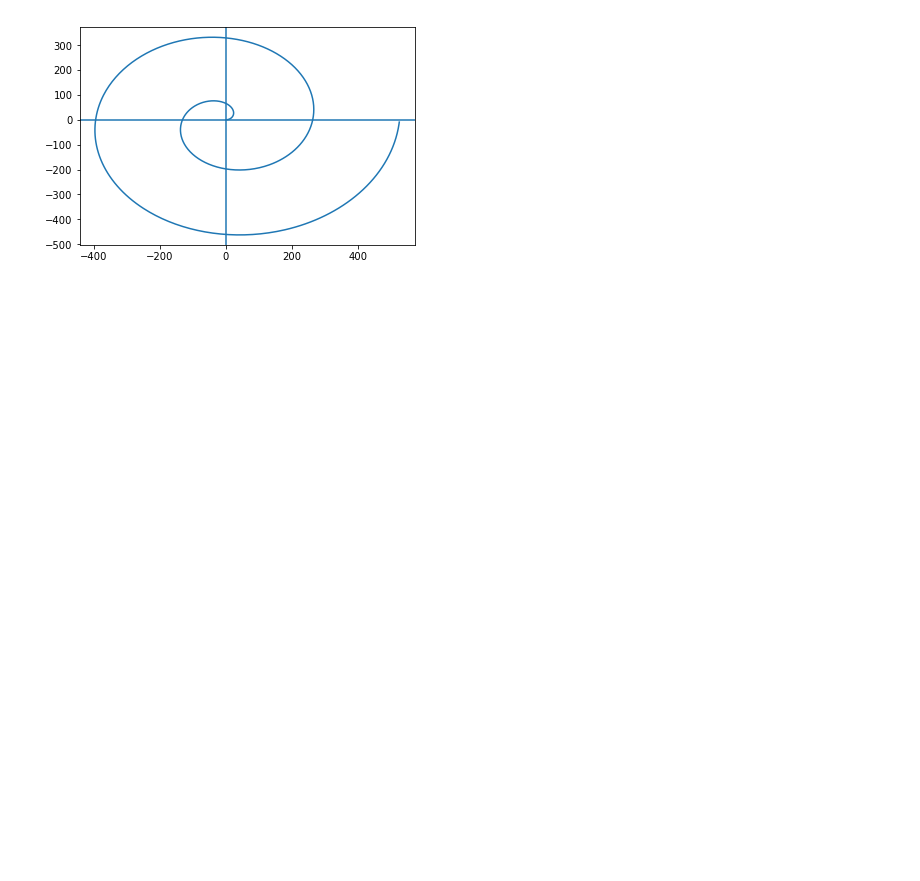
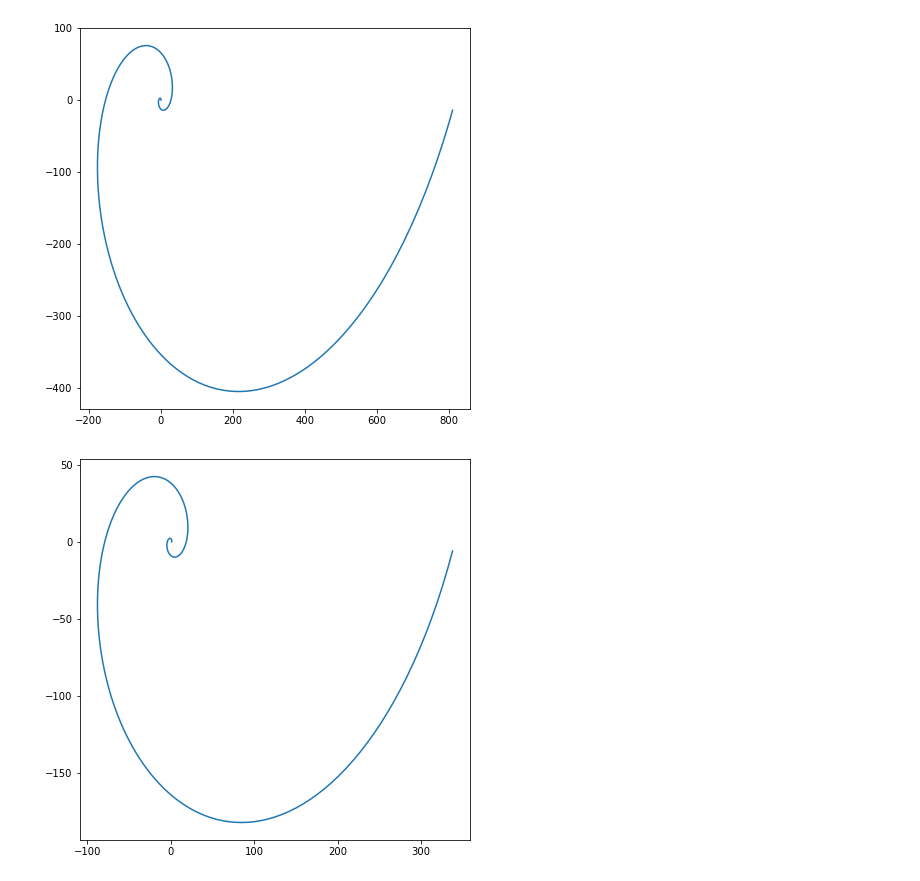
Before and after one commit to michaelkirschbaum/spiral, a Jupyter notebook: spiral.ipynb, the cells around one changed output. Cells and saved outputs as stored; diff of their text form; code cells hidden in the pictures; blank space fills up the shorter version.

```diff
--- a/spiral.ipynb
+++ b/spiral.ipynb
@@ -1,41 +1,50 @@
 # %%
 import matplotlib.pyplot as plt
 from math import sin, cos, radians, log, e
 
 def draw_spiral(size):
-    # rcos(t) = acos(t)e^bt
-
     # theta
-    t = 60
+    t = 420
+    # constant
     a = 1
 
     '''
     calculate b
     size * cos(t) = acos(t)e^bt
     size = ae^bt
     size / a = e^bt
     ln(size / a) = ln(e^bt)
     ln(size / a) = bt * ln(e)
     ln(size / a) = bt
     ln(size / a) / t = b
     '''
     b = log(size / a) / radians(t)
 
-    # calculate distance for all radians
-    # r = ae^bt
-    x = [a * (e ** b * radians(t)) * cos(radians(t)) for t in range(720)]
-    y = [a * (e ** b * radians(t)) * sin(radians(t)) for t in range(720)]
+    # distance from origin = ae^bt
+    x = [a * (e ** (b * radians(t))) * cos(radians(t)) for t in range(720)]
+    y = [a * (e ** (b * radians(t))) * sin(radians(t)) for t in range(720)]
 
-    # plt.figure(figsize=(7, 7))
-    plt.xlim()
-    plt.ylim()
-    plt.axhline(y=0, xmin=0, xmax=1)
-    plt.axvline(x=0, ymin=0, ymax=1)
+    # resize
+    plt.figure(figsize=(7, 7))
+
+    # plt.xlim()
+    # plt.ylim()
+
+    # show x axis
+    # plt.axhline(y=0, xmin=0, xmax=1)
+
+    # show y axis
+    # plt.axvline(x=0, ymin=0, ymax=1)
+
+    # plt.grid(True)
 
     plt.plot(x, y)
 
     plt.show()
 
 draw_spiral(50)
+draw_spiral(30)
+draw_spiral(10)
 # %% [output]
-[figure, old version]
+[figure, new version]
+[figure, added]
```
Also changed, not shown: parts of 1 cell of this notebook.
